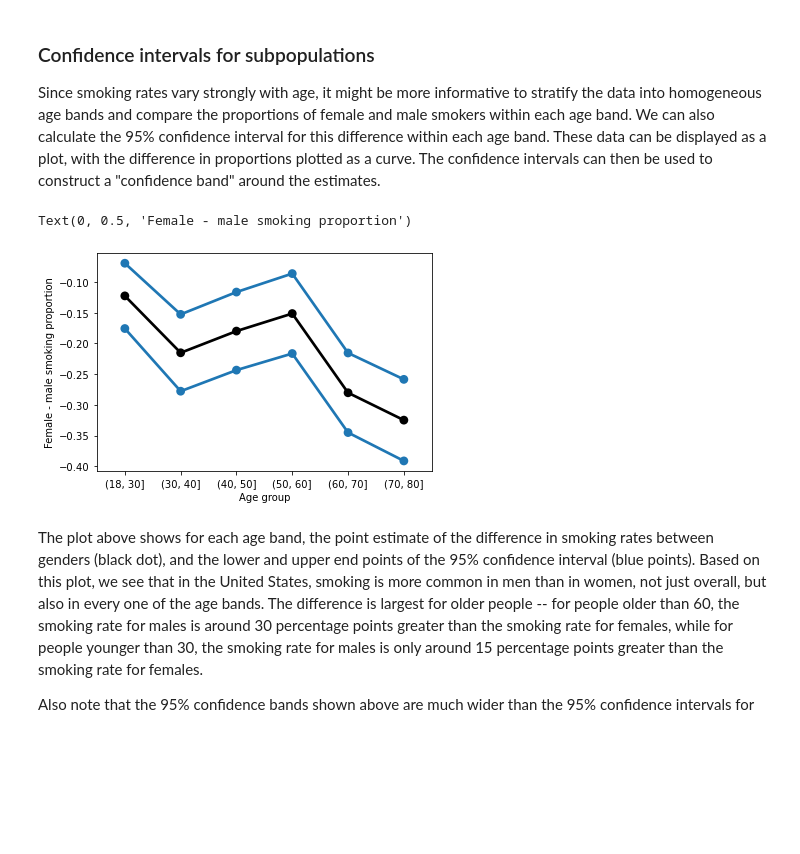
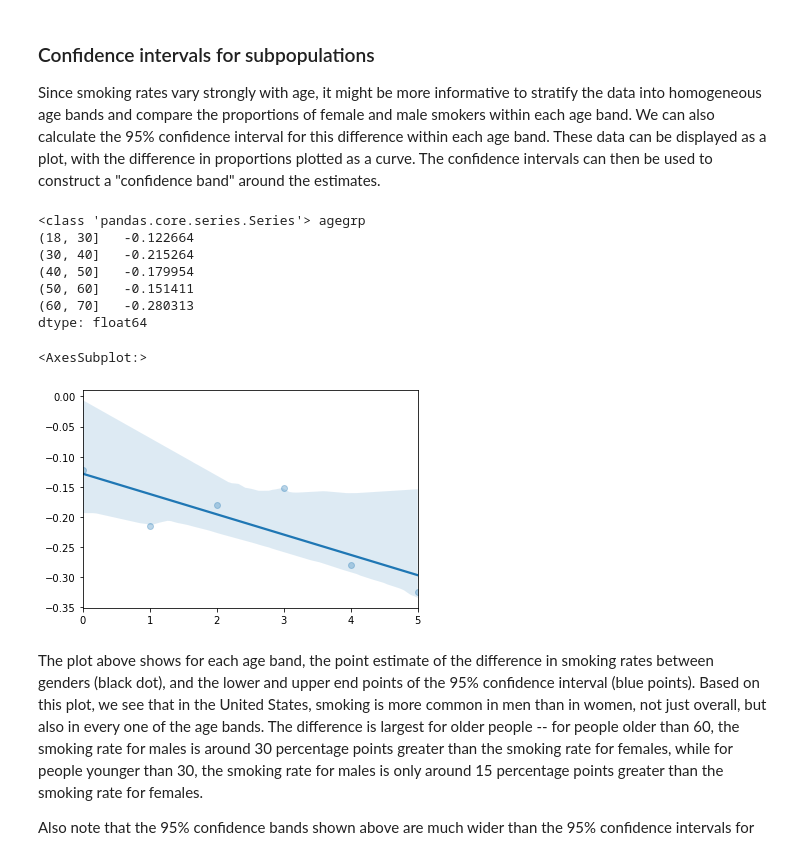
Before and after one commit to sernol9/Statistics-wPython-Specialisation, a Jupyter notebook: JUPYTER Notebooks/Inferential Statistical Analysis wPython/week2/utf-8''nhanes_confidence_intervals.ipynb, the cells around one changed output. Saved outputs shown, nothing was run; the diff lists cells and outputs as text; code cells hidden in the pictures; blank space fills up the shorter version.

```diff
--- a/JUPYTER Notebooks/Inferential Statistical Analysis wPython/week2/utf-8''nhanes_confidence_intervals.ipynb
+++ b/JUPYTER Notebooks/Inferential Statistical Analysis wPython/week2/utf-8''nhanes_confidence_intervals.ipynb
@@ -149,40 +154,48 @@ Since smoking rates vary strongly with age, it might be more informative to stra
 # Calculate the smoking rates within age/gender groups
 da["agegrp"] = pd.cut(da.RIDAGEYR, [18, 30, 40, 50, 60, 70, 80])
 pr = da.groupby(["agegrp", "RIAGENDRx"]).agg({"SMQ020x": lambda x: np.mean(x=="Yes")}).unstack()
 pr.columns = ["Female", "Male"]
 
 #pr = da.groupby(["agegrp", "RIAGENDRx"]).agg({"SMQ020x": lambda x: np.mean(x=="Yes")})
 
 pr.head()
 
 #The number of people for each calculated proportion
 dn = da.groupby(["agegrp", "RIAGENDRx"]).agg({"SMQ020x": np.size}).unstack()
 dn.columns = ["Female", "Male"]
 dn.head()
 
 # Standard errors for each proportion
 se = np.sqrt(pr * (1 - pr) / dn)
 se.head()
 
 # Standard error for the difference in female/male smoking rates in every age band
 se_diff = np.sqrt(se["Female"]**2 + se["Male"]**2)
 se_diff.head()
 
 # Standard errors for the difference in smoking rates between genders, within age bands
 
 # The difference in smoking rates between genders
-pq = pr["Female"] - pr["Male"]
-
+#pq.columns(["Age Group","Female - male smoking proportion"])
+print(type(pq), pq.head())
 x = np.arange(pq.size)
-pp = sns.pointplot(x = x, y = pq.values, color='black')
-sns.pointplot(x=x, y = pq - 2*se_diff)
-sns.pointplot(x=x , y = pq + 2*se_diff)
+#pp = sns.pointplot(x = x, y = pq.values, color='black')
+#sns.pointplot(x=x, y = pq - 2*se_diff)
+#sns.pointplot(x=x , y = pq + 2*se_diff)
 pp.set_xticklabels(pq.index)
 pp.set_xlabel("Age group")
 pp.set_ylabel("Female - male smoking proportion")
+sns.regplot(x=x, y=pq.values, fit_reg=True, scatter_kws={"alpha": 0.3})
 # %% [output]
-Text(0, 0.5, 'Female - male smoking proportion')
+<class 'pandas.core.series.Series'> agegrp
+(18, 30]   -0.122664
+(30, 40]   -0.215264
+(40, 50]   -0.179954
+(50, 60]   -0.151411
+(60, 70]   -0.280313
+dtype: float64
+<AxesSubplot:>
-[figure, old version]
+[figure, new version]
 # %% [markdown]
 The plot above shows for each age band, the point estimate of the difference in smoking rates between genders (black dot), and the lower and upper end points of the 95% confidence interval (blue points).  Based on this plot, we see that in the United States, smoking is more common in men than in women, not just overall, but also in every one of the age bands.  The difference is largest for older people -- for people older than 60, the smoking rate for males is around 30 percentage points greater than the smoking rate for females, while for people younger than 30, the smoking rate for males is only around 15 percentage points greater than the smoking rate for females.
 
```
Also changed, not shown: parts of 1 cell of this notebook, 18 other files.
